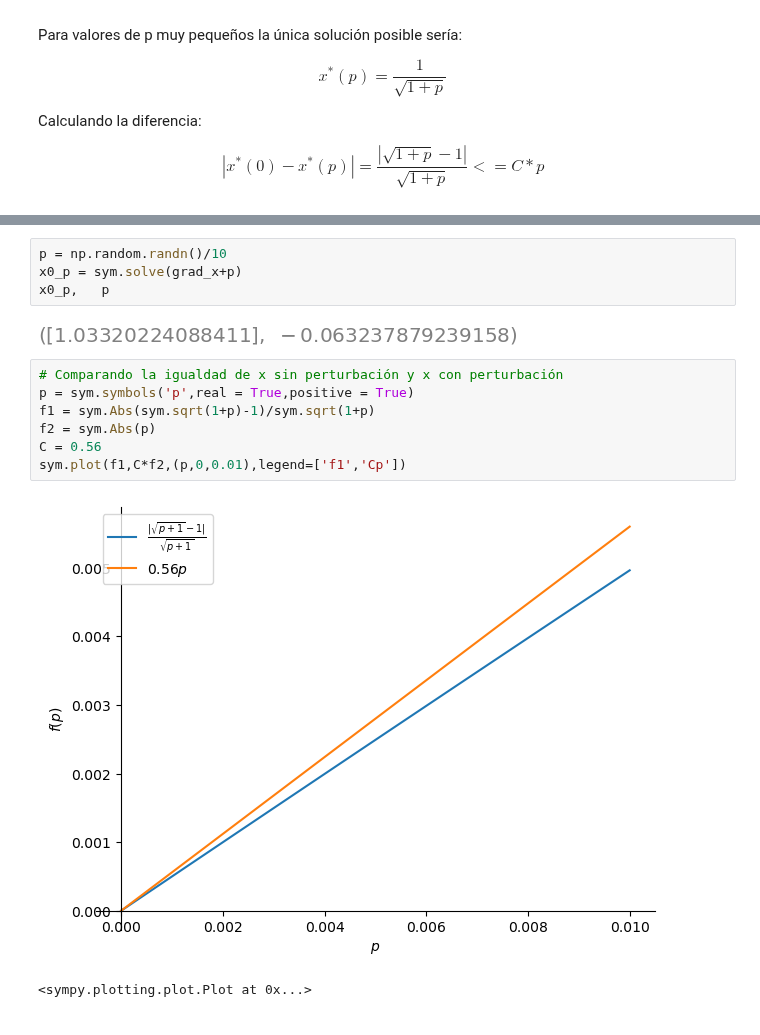
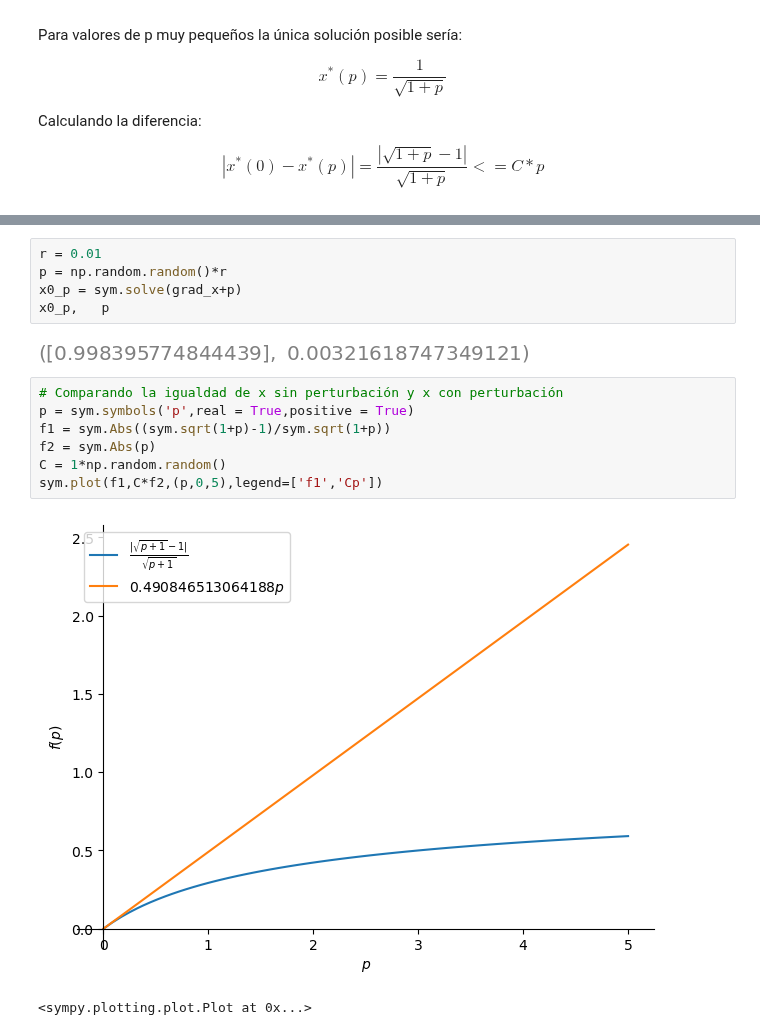
Before and after one commit to jairocuellar/System_identification, a Jupyter notebook: class_04_02.ipynb, the cells around one changed output, grey strips where cells are left out. Cells and saved outputs as stored; diff of their text form.

```diff
--- a/class_04_02.ipynb
+++ b/class_04_02.ipynb
@@ -66,17 +66,18 @@ sym.plot(fx,(x,0.02,20),legend=['f(x)'])
 <sympy.plotting.plot.Plot at 0x...>
 # %%
-p = np.random.randn()/10
+r = 0.01
+p = np.random.random()*r
 x0_p = sym.solve(grad_x+p)
 x0_p,   p
 # %% [output]
-[figure, old version]
+[figure, new version]
 # %%
 # Comparando la igualdad de x sin perturbación y x con perturbación
 p = sym.symbols('p',real = True,positive = True)
-f1 = sym.Abs(sym.sqrt(1+p)-1)/sym.sqrt(1+p)
+f1 = sym.Abs((sym.sqrt(1+p)-1)/sym.sqrt(1+p))
 f2 = sym.Abs(p)
-C = 0.56
-sym.plot(f1,C*f2,(p,0,0.01),legend=['f1','Cp'])
+C = 1*np.random.random()
+sym.plot(f1,C*f2,(p,0,5),legend=['f1','Cp'])
 # %% [output]
-[figure, old version]
+[figure, new version]
 <sympy.plotting.plot.Plot at 0x...>
```
Also changed, not shown: parts of 2 cells of this notebook, 2 other files.
